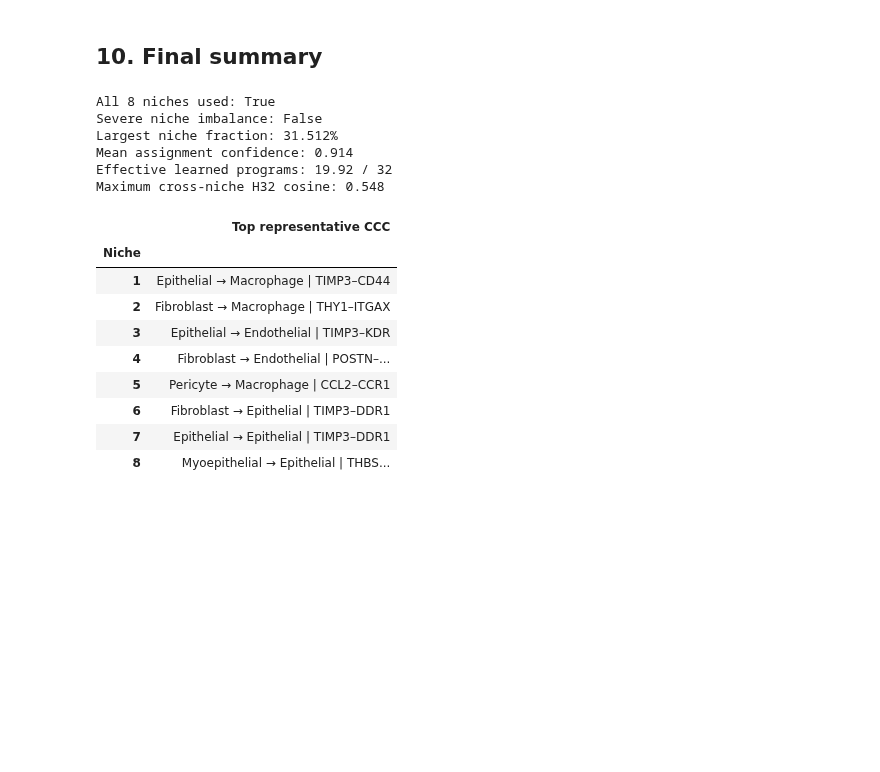
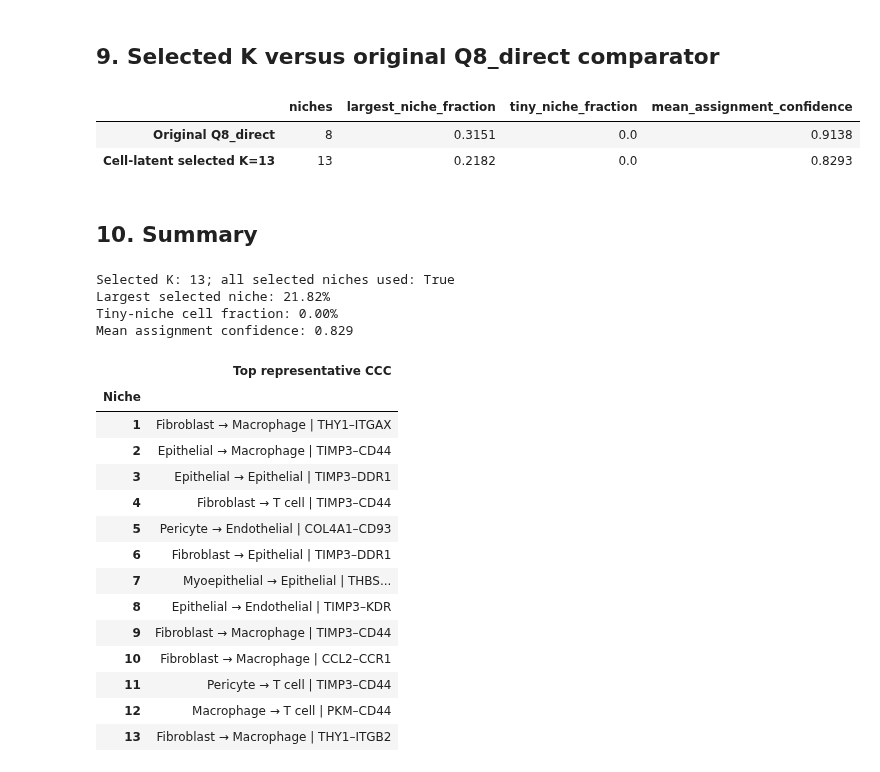
Before and after one commit to shuailinxue/CCC_Phe, a Jupyter notebook: V1006/XeniumPrime5K_Breast_V1006_niche_walkthrough.ipynb, the cells around one changed output. Cells and saved outputs as stored; diff of their text form; code cells hidden in the pictures; blank space fills up the shorter version.

```diff
--- a/V1006/XeniumPrime5K_Breast_V1006_niche_walkthrough.ipynb
+++ b/V1006/XeniumPrime5K_Breast_V1006_niche_walkthrough.ipynb
@@ -256,28 +271,42 @@ Maximum cross-niche H32 cosine: 0.548
+# %% [markdown]
+## 9. Selected K versus original Q8_direct comparator
+# %%
+display(pd.DataFrame({
+    'niches': [8, selected_K],
+    'largest_niche_fraction': [summary['K8_max_niche_cell_fraction'], summary['selected_max_niche_cell_fraction']],
+    'tiny_niche_fraction': [summary['K8_tiny_niche_fraction'], summary['selected_tiny_niche_fraction']],
+    'mean_assignment_confidence': [summary['K8_mean_assignment_confidence'], summary['selected_mean_assignment_confidence']]
+}, index=['Original Q8_direct', f'Cell-latent selected K={selected_K}']).round(4))
+# %% [output]
+|  | niches | largest_niche_fraction | tiny_niche_fraction | mean_assignment_confidence |
+| Original Q8_direct | 8 | 0.3151 | 0.0 | 0.9138 |
+| Cell-latent selected K=13 | 13 | 0.2182 | 0.0 | 0.8293 |
 # %% [markdown]
-## 10. Final summary
+## 10. Summary
 # %%
 top = artifacts['top_ccc'].query('rank == 1').set_index('niche')['ccc'].to_dict()
-print(f"All 8 niches used: {not summary['niche_collapse']}")
-print(f"Severe niche imbalance: {summary['severe_imbalance']}")
-print(f"Largest niche fraction: {max(summary['niche_cell_fractions']):.3%}")
-print(f"Mean assignment confidence: {summary['mean_assignment_confidence']:.3f}")
-print(f"Effective learned programs: {summary['effective_programs']:.2f} / 32")
-print(f"Maximum cross-niche H32 cosine: {summary['max_H32_cross_niche_cosine']:.3f}")
+print(f'Selected K: {selected_K}; all selected niches used: {len(artifacts["counts"]) == selected_K and (artifacts["counts"].n_cells > 0).all()}')
+print(f'Largest selected niche: {summary["selected_max_niche_cell_fraction"]:.2%}')
+print(f'Tiny-niche cell fraction: {summary["selected_tiny_niche_fraction"]:.2%}')
+print(f'Mean assignment confidence: {summary["selected_mean_assignment_confidence"]:.3f}')
 display(pd.Series(top, name='Top representative CCC').rename_axis('Niche').to_frame())
 # %% [output]
-All 8 niches used: True
-Severe niche imbalance: False
-Largest niche fraction: 31.512%
-Mean assignment confidence: 0.914
-Effective learned programs: 19.92 / 32
-Maximum cross-niche H32 cosine: 0.548
+Selected K: 13; all selected niches used: True
+Largest selected niche: 21.82%
+Tiny-niche cell fraction: 0.00%
+Mean assignment confidence: 0.829
 |  | Top representative CCC |
 | Niche |  |
-| 1 | Epithelial → Macrophage | TIMP3–CD44 |
-| 2 | Fibroblast → Macrophage | THY1–ITGAX |
-| 3 | Epithelial → Endothelial | TIMP3–KDR |
-| 4 | Fibroblast → Endothelial | POSTN–... |
-| 5 | Pericyte → Macrophage | CCL2–CCR1 |
+| 1 | Fibroblast → Macrophage | THY1–ITGAX |
+| 2 | Epithelial → Macrophage | TIMP3–CD44 |
+| 3 | Epithelial → Epithelial | TIMP3–DDR1 |
+| 4 | Fibroblast → T cell | TIMP3–CD44 |
+| 5 | Pericyte → Endothelial | COL4A1–CD93 |
 | 6 | Fibroblast → Epithelial | TIMP3–DDR1 |
-| 7 | Epithelial → Epithelial | TIMP3–DDR1 |
-| 8 | Myoepithelial → Epithelial | THBS... |
+| 7 | Myoepithelial → Epithelial | THBS... |
+| 8 | Epithelial → Endothelial | TIMP3–KDR |
+| 9 | Fibroblast → Macrophage | TIMP3–CD44 |
+| 10 | Fibroblast → Macrophage | CCL2–CCR1 |
+| 11 | Pericyte → T cell | TIMP3–CD44 |
+| 12 | Macrophage → T cell | PKM–CD44 |
+| 13 | Fibroblast → Macrophage | THY1–ITGB2 |
```
Also changed, not shown: parts of 28 cells of this notebook, 8 other files.
